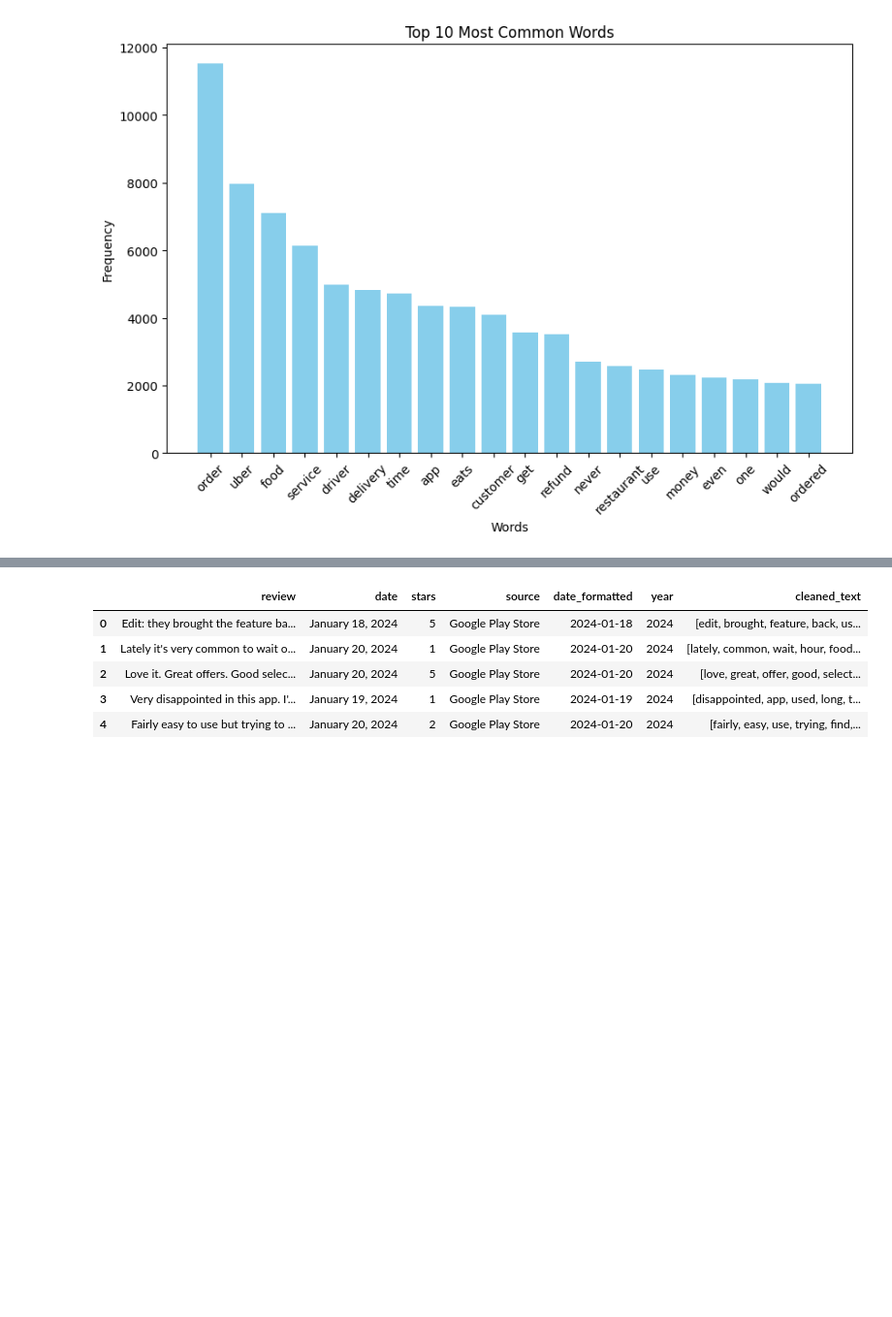
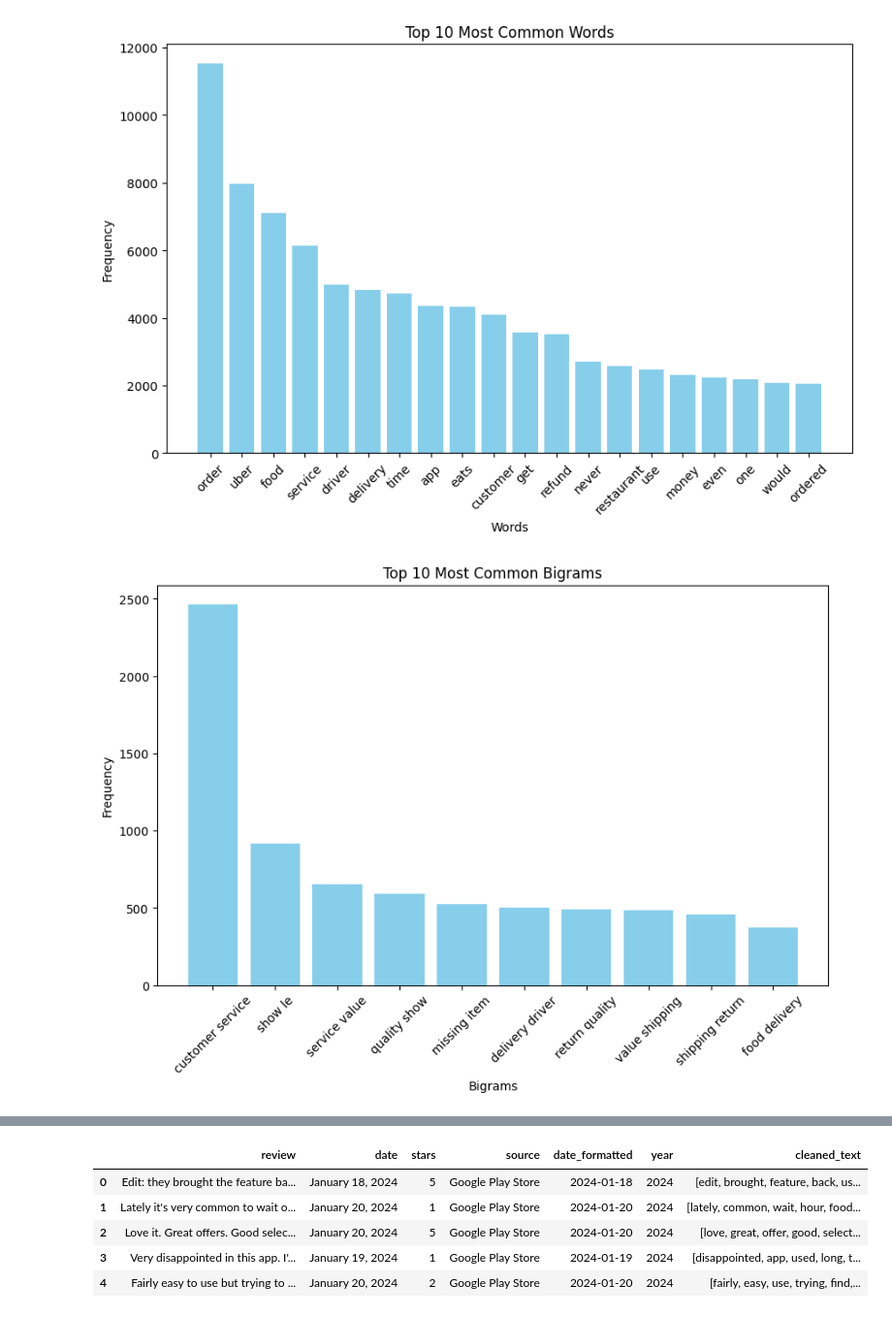
Before and after one commit to nightsinker/TSAP-UberEats, a Jupyter notebook: Data_Merge/Jay_Data_Prep.ipynb, the cells around one changed output, grey strips where cells are left out. Shown: that part at 97% size. Cells and saved outputs as stored; diff of their text form; code cells hidden in the pictures; blank space fills up the shorter version.

```diff
--- a/Data_Merge/Jay_Data_Prep.ipynb
+++ b/Data_Merge/Jay_Data_Prep.ipynb
@@ -237,6 +243,14 @@ for _, row in df.iterrows():
 print(word_counts.most_common(10))
 # %% [output]
 [('order', 11512), ('uber', 7979), ('food', 7096), ('service', 6130), ('driver', 4981), ('delivery', 4814), ('time', 4722), ('app', 4352), ('eats', 4330), ('customer', 4091)]
+# %%
+# Define stop words
+stop_words = set(stopwords.words('english'))
+custom_stop_words = ['uber', 'eats', 'order', 'ordered']
+stop_words.update(custom_stop_words)
+
+# Remove stop words
+df['cleaned_text'] = df['cleaned_text'].apply(lambda x: [word for word in x if word not in stop_words])
 # %%
 # Plotting the top 10 most common words
 common_words = dict(word_counts.most_common(20))
@@ -250,3 +264,27 @@ plt.xticks(rotation=45)
 plt.show()
 # %% [output]
 [figure]
+# %%
+from nltk import ngrams
+
+# Create a list of all words
+all_words = [word for sublist in df['cleaned_text'] for word in sublist]
+
+# Generate bigrams
+bigrams = ngrams(all_words, 2)
+
+# Count bigrams
+bigram_counts = Counter(bigrams)
+
+# Plotting the top 10 most common bigrams
+common_bigrams = dict(bigram_counts.most_common(10))
+
+plt.figure(figsize=(10, 6))
+plt.bar([' '.join(k) for k in common_bigrams.keys()], common_bigrams.values(), color='skyblue')
+plt.title('Top 10 Most Common Bigrams')
+plt.xlabel('Bigrams')
+plt.ylabel('Frequency')
+plt.xticks(rotation=45)
+plt.show()
+# %% [output]
+[figure, added]
```
Also changed, not shown: parts of 2 cells of this notebook.
